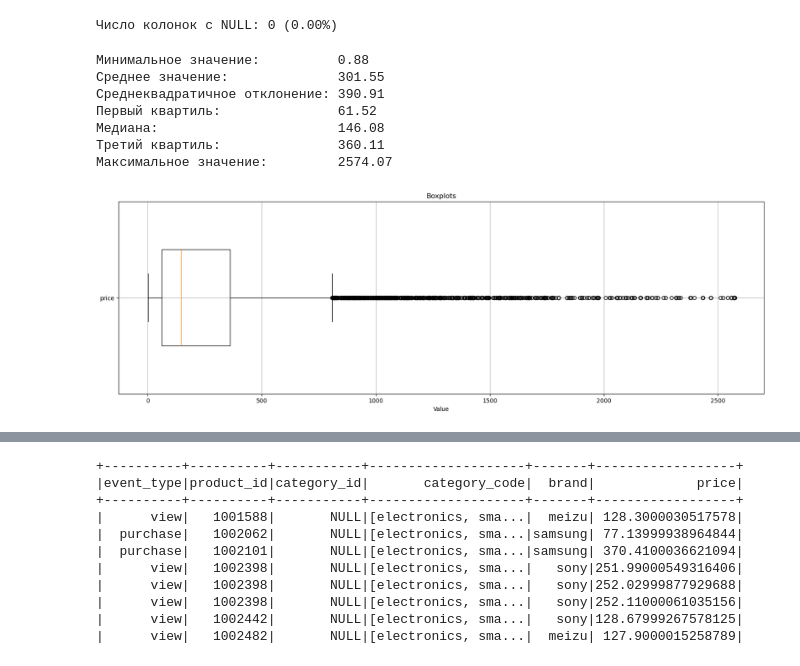
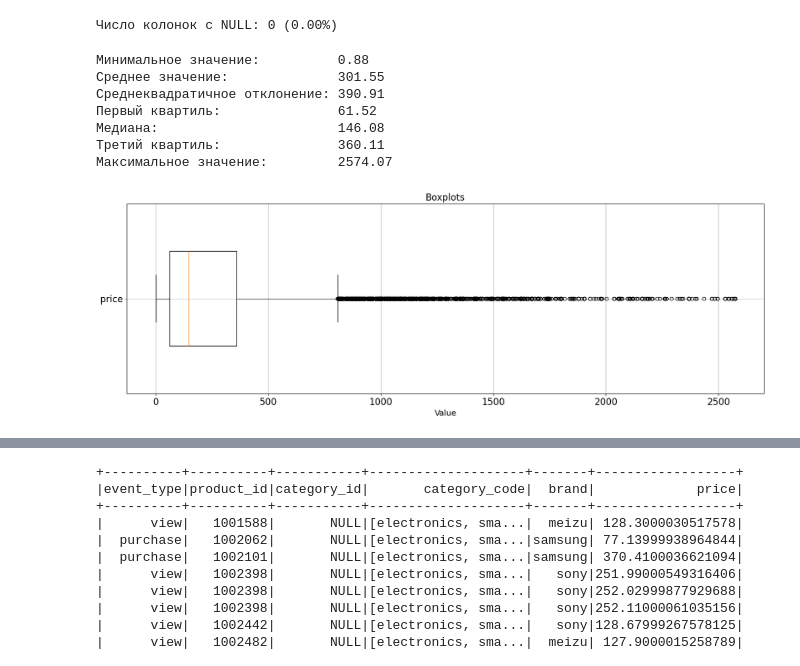
Before and after one commit to Chilik78/SOBD_LABS, a Jupyter notebook: Lab1/code/main_2.ipynb, the cells around one changed output, grey strips where cells are left out. Drawn from its saved outputs; the diff is of its cells as text; code cells hidden in the pictures.

```diff
--- a/Lab1/code/main_2.ipynb
+++ b/Lab1/code/main_2.ipynb
@@ -699,16 +699,25 @@ count_nulls(data=df, column_name="price")
 # %% [output]
 Число колонок с NULL: 0 (0.00%)
 # %%
+plt.rcParams.update({
+    'font.size': 14,                    # базовый размер шрифта
+    'axes.titlesize': 16,               # размер заголовка осей
+    'axes.labelsize': 14,               # размер подписей осей
+    'xtick.labelsize': 16,              # размер подписей по оси X
+    'ytick.labelsize': 16,              # размер подписей по оси Y
+    'legend.fontsize': 12,              # размер шрифта легенды
+    'figure.titlesize': 18              # размер заголовка фигуры
+})
 plot_boxplots(data=df, columns=["price"])
 # %% [output]
 Минимальное значение:          0.88
 Среднее значение:              301.55
 Среднеквадратичное отклонение: 390.91
 Первый квартиль:               61.52
 Медиана:                       146.08
 Третий квартиль:               360.11
 Максимальное значение:         2574.07
-[figure, old version]
+[figure, new version]
 # %%
 plot_quant_distribution(data=df, column="price")
 # %% [output]
```
Also changed, not shown: parts of 7 cells of this notebook, 3 other files.
